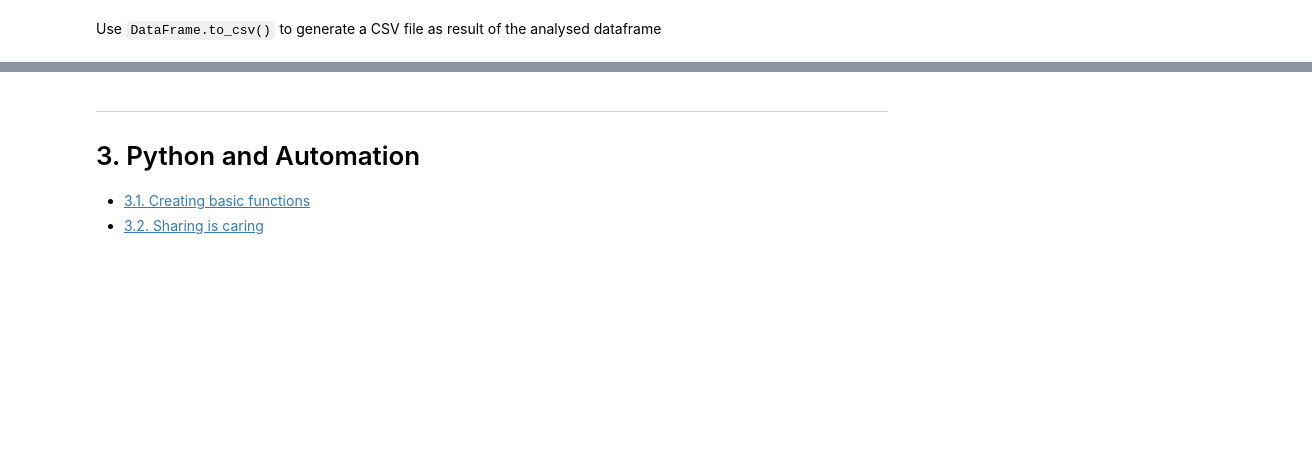
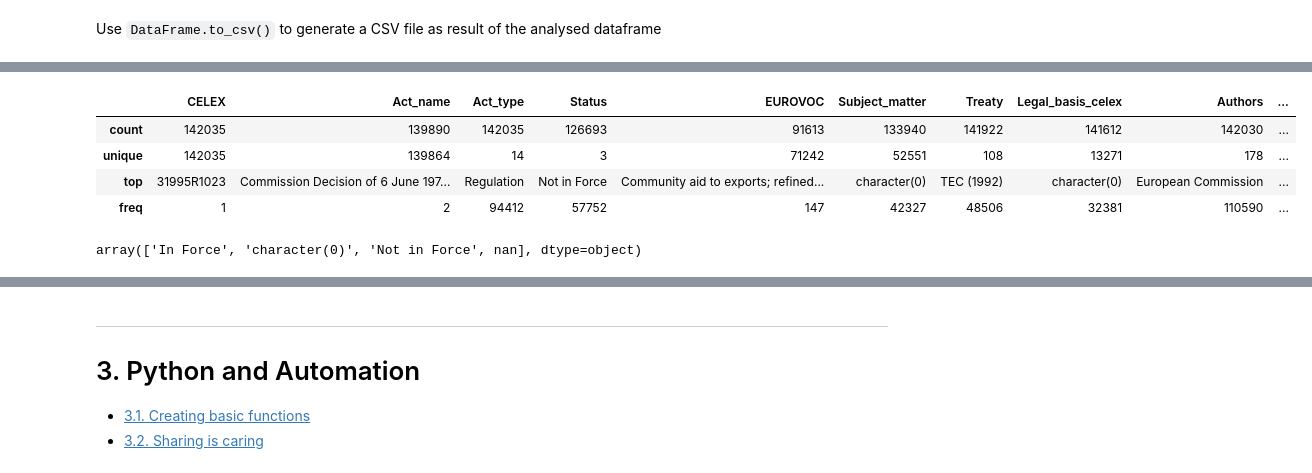
Before and after one commit to MaastrichtU-Library/introduction-to-reproducibility-with-python, a Jupyter notebook: notebooks/all-notebooks.ipynb, the cells around one changed output, grey strips where cells are left out. Cells and saved outputs as stored; diff of their text form; code cells hidden in the pictures; blank space fills up the shorter version.

```diff
--- a/notebooks/all-notebooks.ipynb
+++ b/notebooks/all-notebooks.ipynb
@@ -740,0 +875,12 @@ ___
+# %%
+eurlex_table.describe(include=object)
+# %% [output]
+|  | CELEX | Act_name | Act_type | Status | EUROVOC | Subject_matter | Treaty | Legal_basis_celex | Authors | ... |
+| count | 142035 | 139890 | 142035 | 126693 | 91613 | 133940 | 141922 | 141612 | 142030 | ... |
+| unique | 142035 | 139864 | 14 | 3 | 71242 | 52551 | 108 | 13271 | 178 | ... |
+| top | 31995R1023 | Commission Decision of 6 June 197... | Regulation | Not in Force | Community aid to exports; refined... | character(0) | TEC (1992) | character(0) | European Commission | ... |
+| freq | 1 | 2 | 94412 | 57752 | 147 | 42327 | 48506 | 32381 | 110590 | ... |
+# %%
+eurlex_table['Status'].unique()
+# %% [output]
+array(['In Force', 'character(0)', 'Not in Force', nan], dtype=object)
```
Also changed, not shown: parts of 87 cells of this notebook, 5 other files.
